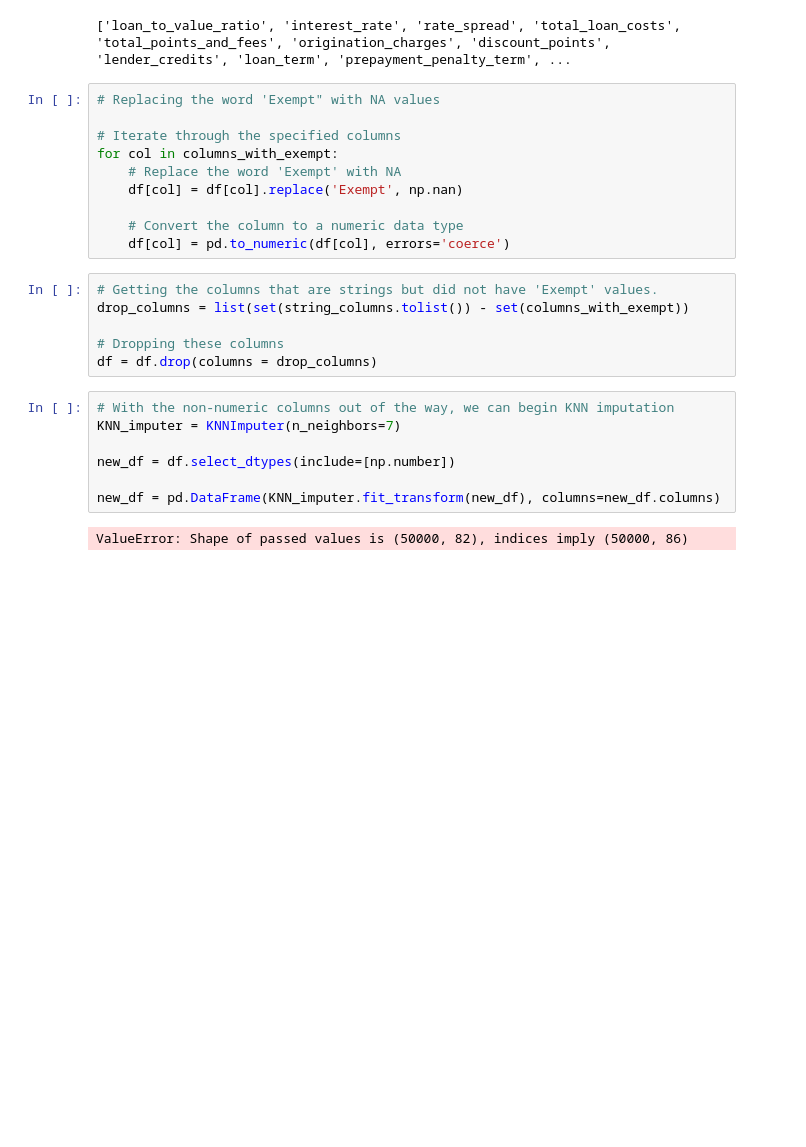
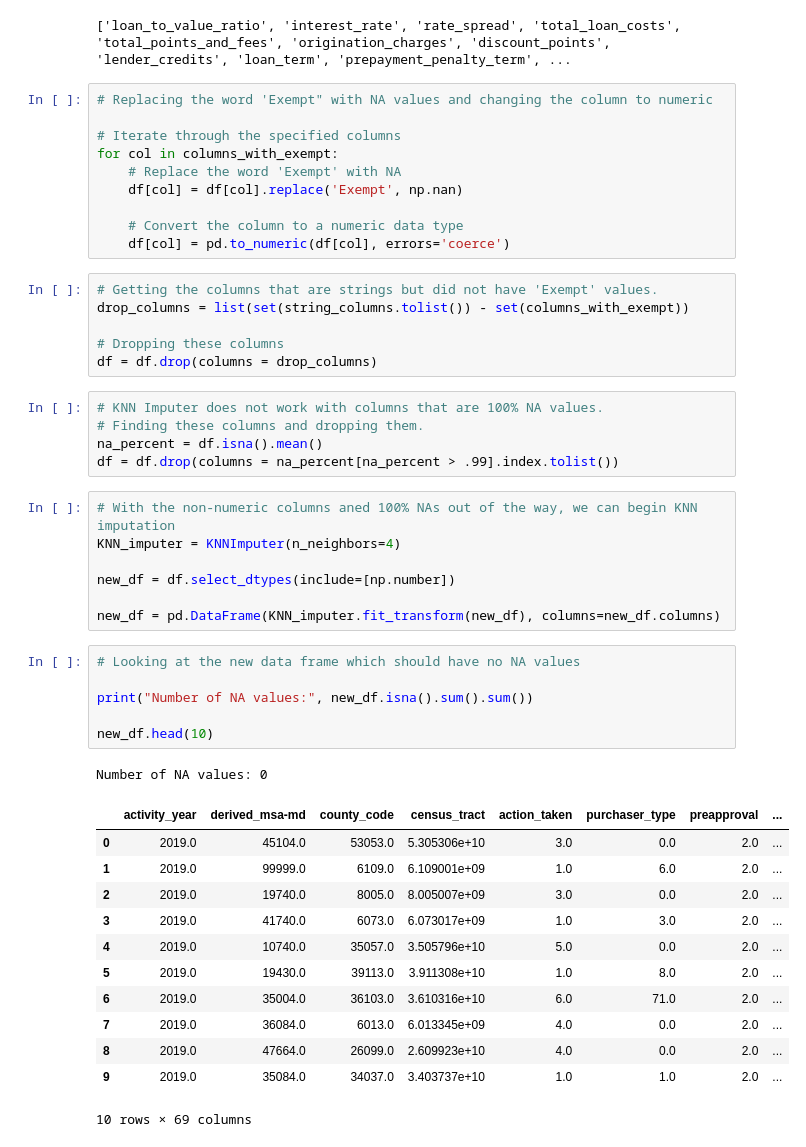
Before and after one commit to ec1302/MSBA_Capstone_Saxa7, a Jupyter notebook: NA_wrangling.ipynb, the cells around one changed output. Cells and saved outputs as stored; diff of their text form; blank space fills up the shorter version.

```diff
--- a/NA_wrangling.ipynb
+++ b/NA_wrangling.ipynb
@@ -81,7 +107,7 @@ print(columns_with_exempt)
 # %% [output]
 ['loan_to_value_ratio', 'interest_rate', 'rate_spread', 'total_loan_costs', 'total_points_and_fees', 'origination_charges', 'discount_points', 'lender_credits', 'loan_term', 'prepayment_penalty_term', ...
 # %%
-# Replacing the word 'Exempt" with NA values
+# Replacing the word 'Exempt" with NA values and changing the column to numeric
 
 # Iterate through the specified columns
 for col in columns_with_exempt:
@@ -96,12 +122,35 @@ drop_columns = list(set(string_columns.tolist()) - set(columns_with_exempt))
 
 # Dropping these columns
 df = df.drop(columns = drop_columns)
+# %%
+# KNN Imputer does not work with columns that are 100% NA values.
+# Finding these columns and dropping them.
+na_percent = df.isna().mean()
+df = df.drop(columns = na_percent[na_percent > .99].index.tolist())
 # %%
-# With the non-numeric columns out of the way, we can begin KNN imputation
-KNN_imputer = KNNImputer(n_neighbors=7)
+# With the non-numeric columns aned 100% NAs out of the way, we can begin KNN imputation
+KNN_imputer = KNNImputer(n_neighbors=4)
 
 new_df = df.select_dtypes(include=[np.number])
 
 new_df = pd.DataFrame(KNN_imputer.fit_transform(new_df), columns=new_df.columns)
-# %% [output]
-ValueError: Shape of passed values is (50000, 82), indices imply (50000, 86)
+# %%
+# Looking at the new data frame which should have no NA values
+
+print("Number of NA values:", new_df.isna().sum().sum())
+
+new_df.head(10)
+# %% [output]
+Number of NA values: 0
+|  | activity_year | derived_msa-md | county_code | census_tract | action_taken | purchaser_type | preapproval | ... |
+| 0 | 2019.0 | 45104.0 | 53053.0 | 5.305306e+10 | 3.0 | 0.0 | 2.0 | ... |
+| 1 | 2019.0 | 99999.0 | 6109.0 | 6.109001e+09 | 1.0 | 6.0 | 2.0 | ... |
+| 2 | 2019.0 | 19740.0 | 8005.0 | 8.005007e+09 | 3.0 | 0.0 | 2.0 | ... |
+| 3 | 2019.0 | 41740.0 | 6073.0 | 6.073017e+09 | 1.0 | 3.0 | 2.0 | ... |
+| 4 | 2019.0 | 10740.0 | 35057.0 | 3.505796e+10 | 5.0 | 0.0 | 2.0 | ... |
+| 5 | 2019.0 | 19430.0 | 39113.0 | 3.911308e+10 | 1.0 | 8.0 | 2.0 | ... |
+| 6 | 2019.0 | 35004.0 | 36103.0 | 3.610316e+10 | 6.0 | 71.0 | 2.0 | ... |
+| 7 | 2019.0 | 36084.0 | 6013.0 | 6.013345e+09 | 4.0 | 0.0 | 2.0 | ... |
+| 8 | 2019.0 | 47664.0 | 26099.0 | 2.609923e+10 | 4.0 | 0.0 | 2.0 | ... |
+| 9 | 2019.0 | 35084.0 | 34037.0 | 3.403737e+10 | 1.0 | 1.0 | 2.0 | ... |
+10 rows × 69 columns
```
Also changed, not shown: parts of 1 cell of this notebook, 1 other file.
